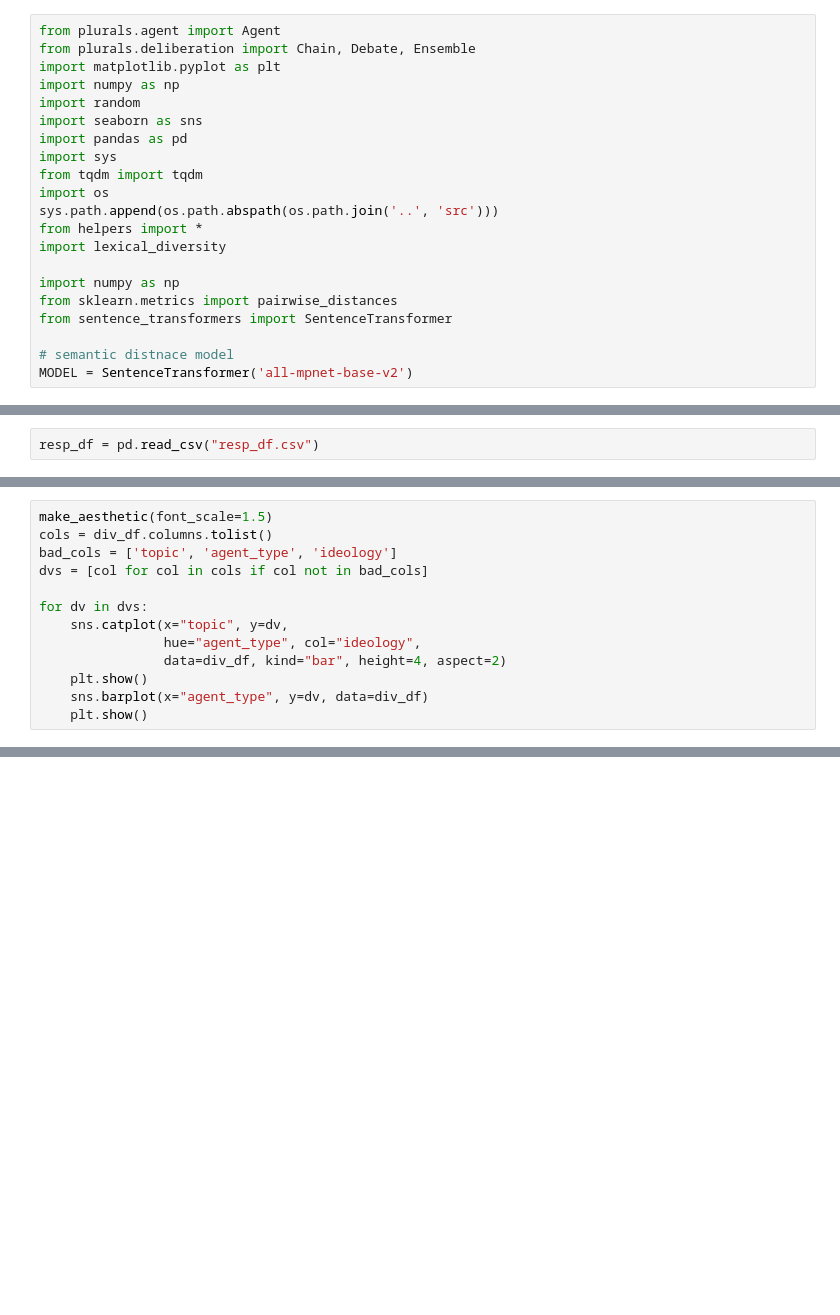
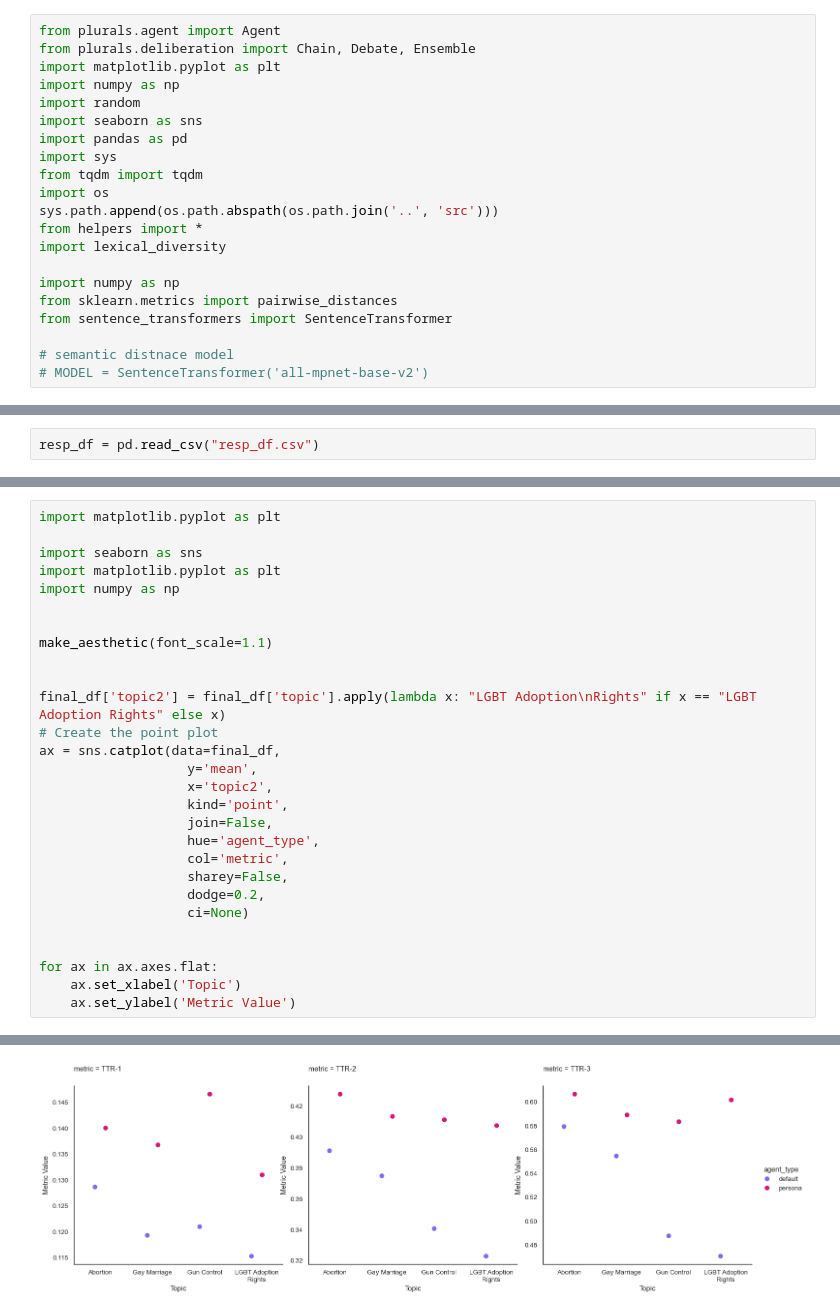
Before and after one commit to josh-ashkinaze/sim_ensembles, a Jupyter notebook: scripts/1_pol_specific.ipynb, the cells around one changed output, grey strips where cells are left out. Saved outputs shown, nothing was run; the diff lists cells and outputs as text; blank space fills up the shorter version.

```diff
--- a/scripts/1_pol_specific.ipynb
+++ b/scripts/1_pol_specific.ipynb
@@ -18,7 +18,7 @@ from sklearn.metrics import pairwise_distances
 from sentence_transformers import SentenceTransformer
 
 # semantic distnace model
-MODEL = SentenceTransformer('all-mpnet-base-v2')
+# MODEL = SentenceTransformer('all-mpnet-base-v2')
 # %% [markdown]
 # Read in political issues
 # %%
@@ -239,13 +198,0 @@ div_df[dvs].corr()
-# %%
-make_aesthetic(font_scale=1.5)
-cols = div_df.columns.tolist()
-bad_cols = ['topic', 'agent_type', 'ideology']
-dvs = [col for col in cols if col not in bad_cols]
-
-for dv in dvs:
-    sns.catplot(x="topic", y=dv,
-                hue="agent_type", col="ideology",
-                data=div_df, kind="bar", height=4, aspect=2)
-    plt.show()
-    sns.barplot(x="agent_type", y=dv, data=div_df)
-    plt.show()
@@ -260,0 +341,29 @@ for dv in dvs:
+# %%
+import matplotlib.pyplot as plt
+
+import seaborn as sns
+import matplotlib.pyplot as plt
+import numpy as np
+
+
+make_aesthetic(font_scale=1.1)
+
+
+final_df['topic2'] = final_df['topic'].apply(lambda x: "LGBT Adoption\nRights" if x == "LGBT Adoption Rights" else x)
+# Create the point plot
+ax = sns.catplot(data=final_df,
+                   y='mean',
+                   x='topic2',
+                   kind='point',
+                   join=False,
+                   hue='agent_type',
+                   col='metric',
+                   sharey=False,
+                   dodge=0.2,
+                   ci=None)
+
+
+for ax in ax.axes.flat:
+    ax.set_xlabel('Topic')
+    ax.set_ylabel('Metric Value')
+# %% [output]
@@ -260,0 +377 @@ for dv in dvs:
+[figure, added]
```
Also changed, not shown: parts of 9 cells of this notebook.
